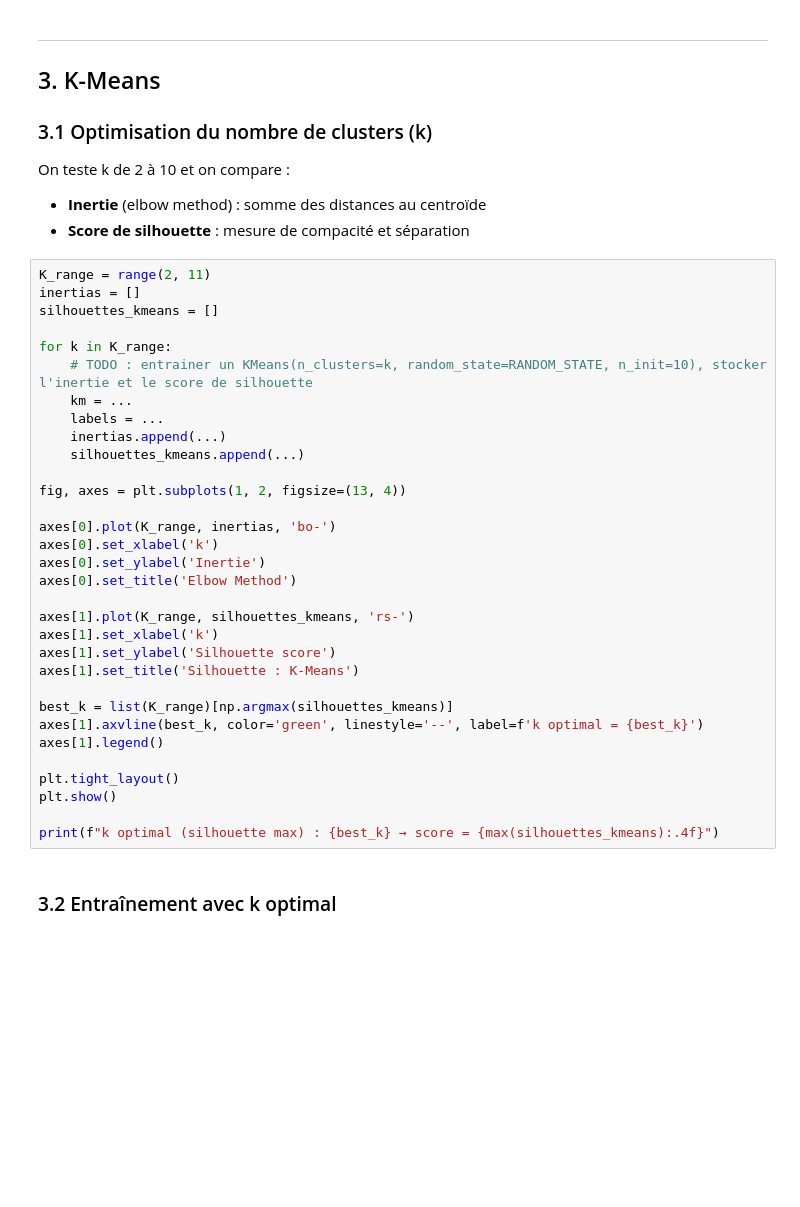
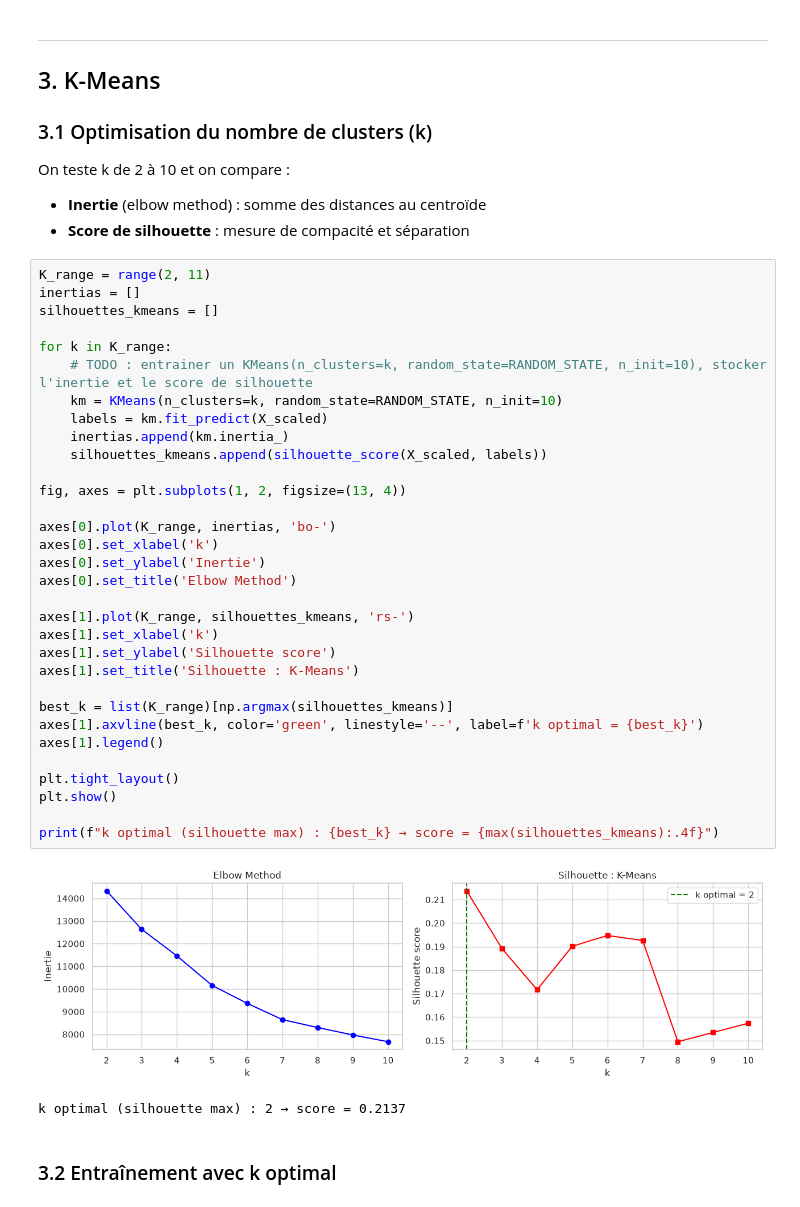
Before and after one commit to jordan95v/ML_5AL2, a Jupyter notebook: 01_non_supervise/tp_non_supervise.ipynb, the cells around one changed output. Drawn from its saved outputs; the diff is of its cells as text; blank space fills up the shorter version.

```diff
--- a/01_non_supervise/tp_non_supervise.ipynb
+++ b/01_non_supervise/tp_non_supervise.ipynb
@@ -108,35 +135,38 @@ On teste k de 2 à 10 et on compare :
 # %%
 K_range = range(2, 11)
 inertias = []
 silhouettes_kmeans = []
 
 for k in K_range:
     # TODO : entrainer un KMeans(n_clusters=k, random_state=RANDOM_STATE, n_init=10), stocker l'inertie et le score de silhouette
-    km = ...
-    labels = ...
-    inertias.append(...)
-    silhouettes_kmeans.append(...)
+    km = KMeans(n_clusters=k, random_state=RANDOM_STATE, n_init=10)
+    labels = km.fit_predict(X_scaled)
+    inertias.append(km.inertia_)
+    silhouettes_kmeans.append(silhouette_score(X_scaled, labels))
 
 fig, axes = plt.subplots(1, 2, figsize=(13, 4))
 
 axes[0].plot(K_range, inertias, 'bo-')
 axes[0].set_xlabel('k')
 axes[0].set_ylabel('Inertie')
 axes[0].set_title('Elbow Method')
 
 axes[1].plot(K_range, silhouettes_kmeans, 'rs-')
 axes[1].set_xlabel('k')
 axes[1].set_ylabel('Silhouette score')
 axes[1].set_title('Silhouette : K-Means')
 
 best_k = list(K_range)[np.argmax(silhouettes_kmeans)]
 axes[1].axvline(best_k, color='green', linestyle='--', label=f'k optimal = {best_k}')
 axes[1].legend()
 
 plt.tight_layout()
 plt.show()
 
 print(f"k optimal (silhouette max) : {best_k} → score = {max(silhouettes_kmeans):.4f}")
+# %% [output]
+[figure, added]
+k optimal (silhouette max) : 2 → score = 0.2137
 # %% [markdown]
 ### 3.2 Entraînement avec k optimal
 # %%
```
Also changed, not shown: parts of 33 cells of this notebook.
